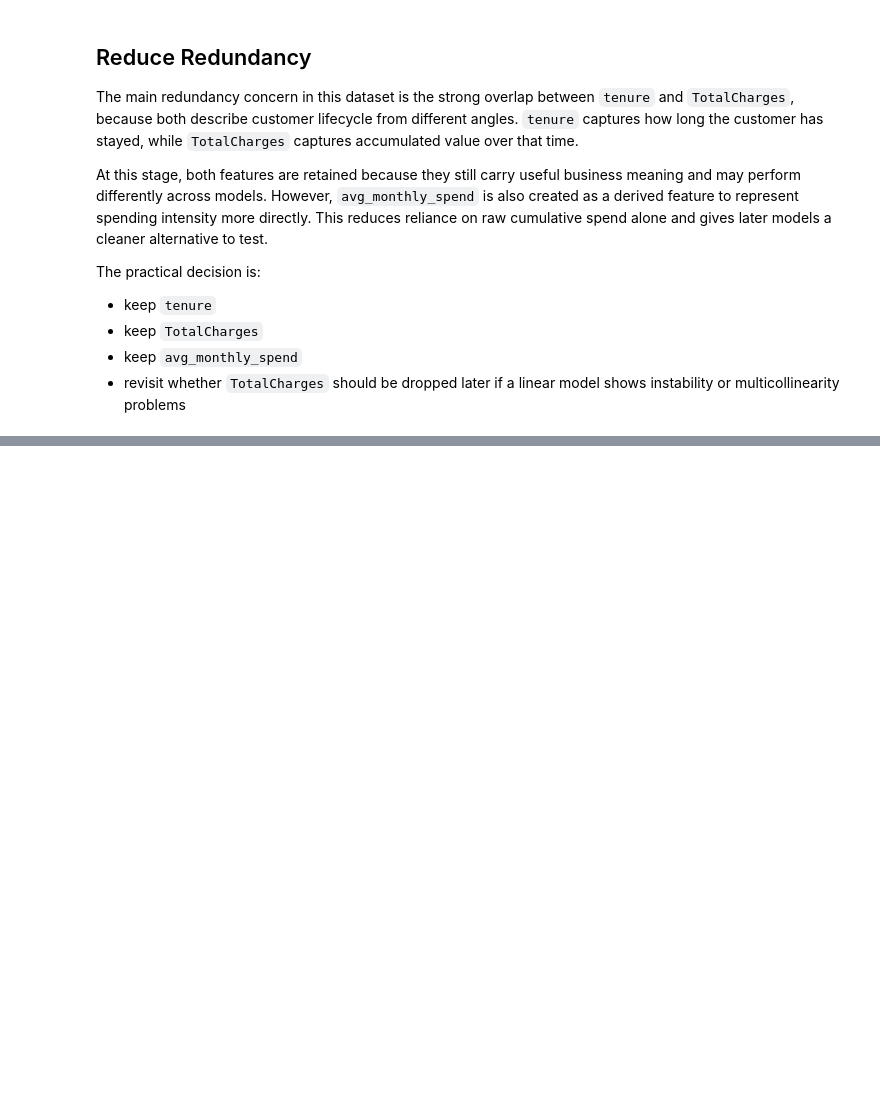
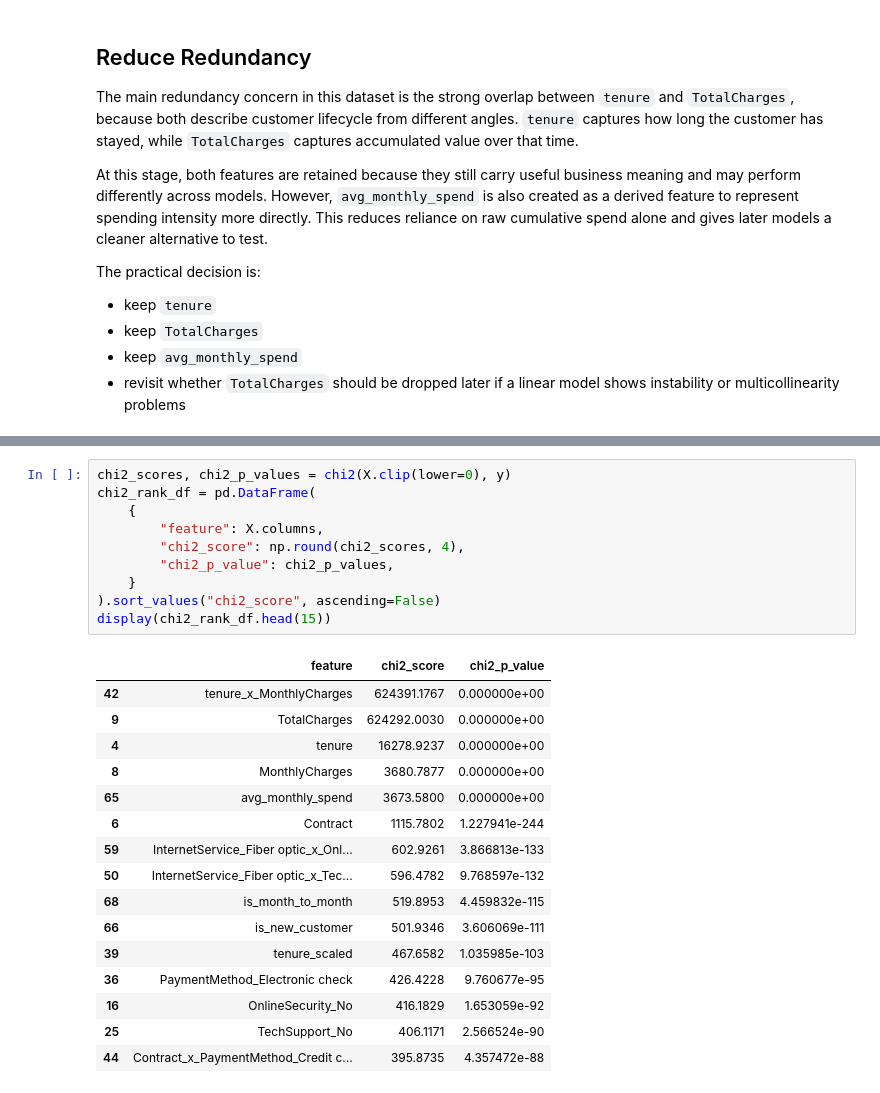
Before and after one commit to mmubashir95/Telco-Customer-Churn, a Jupyter notebook: notebooks/09_feature_engineering.ipynb, the cells around one changed output, grey strips where cells are left out. Saved outputs shown, nothing was run; the diff lists cells and outputs as text; blank space fills up the shorter version.

```diff
--- a/notebooks/09_feature_engineering.ipynb
+++ b/notebooks/09_feature_engineering.ipynb
@@ -448,0 +505,27 @@ The practical decision is:
+# %%
+chi2_scores, chi2_p_values = chi2(X.clip(lower=0), y)
+chi2_rank_df = pd.DataFrame(
+    {
+        "feature": X.columns,
+        "chi2_score": np.round(chi2_scores, 4),
+        "chi2_p_value": chi2_p_values,
+    }
+).sort_values("chi2_score", ascending=False)
+display(chi2_rank_df.head(15))
+# %% [output]
+|  | feature | chi2_score | chi2_p_value |
+| 42 | tenure_x_MonthlyCharges | 624391.1767 | 0.000000e+00 |
+| 9 | TotalCharges | 624292.0030 | 0.000000e+00 |
+| 4 | tenure | 16278.9237 | 0.000000e+00 |
+| 8 | MonthlyCharges | 3680.7877 | 0.000000e+00 |
+| 65 | avg_monthly_spend | 3673.5800 | 0.000000e+00 |
+| 6 | Contract | 1115.7802 | 1.227941e-244 |
+| 59 | InternetService_Fiber optic_x_Onl... | 602.9261 | 3.866813e-133 |
+| 50 | InternetService_Fiber optic_x_Tec... | 596.4782 | 9.768597e-132 |
+| 68 | is_month_to_month | 519.8953 | 4.459832e-115 |
+| 66 | is_new_customer | 501.9346 | 3.606069e-111 |
+| 39 | tenure_scaled | 467.6582 | 1.035985e-103 |
+| 36 | PaymentMethod_Electronic check | 426.4228 | 9.760677e-95 |
+| 16 | OnlineSecurity_No | 416.1829 | 1.653059e-92 |
+| 25 | TechSupport_No | 406.1171 | 2.566524e-90 |
+| 44 | Contract_x_PaymentMethod_Credit c... | 395.8735 | 4.357472e-88 |
```
Also changed, not shown: parts of 8 cells of this notebook.
